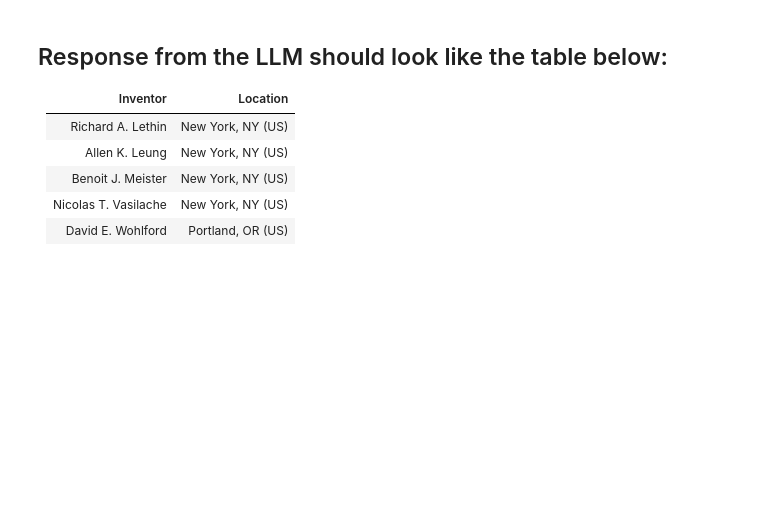
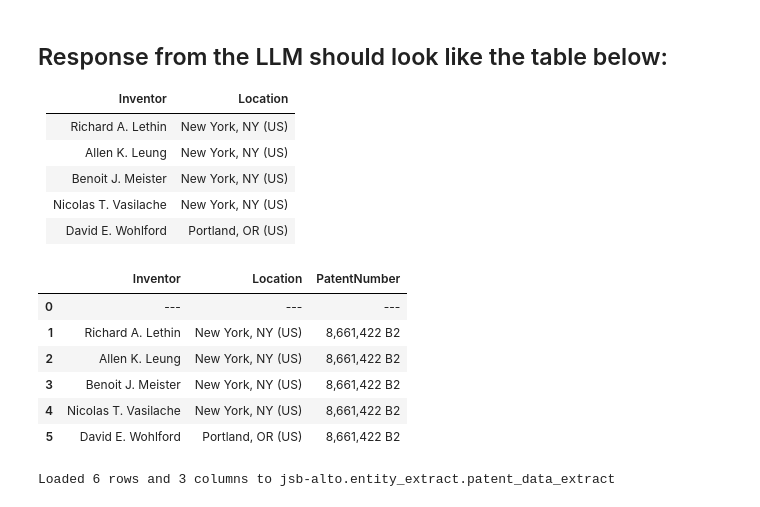
Before and after one commit to jasmeetsb/Google_Generative_AI_Samples, a Jupyter notebook: Vertex_GenAI_Entity_Extraction.ipynb, the cells around one changed output. Drawn from its saved outputs; the diff is of its cells as text; code cells hidden in the pictures; blank space fills up the shorter version.

```diff
--- a/Vertex_GenAI_Entity_Extraction.ipynb
+++ b/Vertex_GenAI_Entity_Extraction.ipynb
@@ -179,7 +183,7 @@ def predict_large_language_model_sample(
 # %% [markdown]
 ### Enter the prompt to be used for entity etxraction from the document
 # %%
-prompt_suffix = '''What is the name of the inventor(s) and their respective locations. Provide answer in form of a table with first column providing Inventor's name and second column providing their location?'''
+prompt_suffix = '''What is the name of the inventor(s) and their respective locations. Provide answer in form of a table with first column providing Inventor's name, second column providing their location and third column providing Patent Number??'''
 # %% [markdown]
 ### Combine the OCR output and the prompt/question above to create full input text to be fet to the model
 # %%
@@ -239,3 +251,71 @@ print(llm_output)
 | Benoit J. Meister | New York, NY (US) |
 | Nicolas T. Vasilache | New York, NY (US) |
 | David E. Wohlford | Portland, OR (US) |
+# %%
+import io
+
+output = pd.read_csv(io.StringIO(llm_output), sep='|')
+# %%
+output = output.dropna(axis=1, how='all')
+output = output.dropna(axis=0, how='all')
+# remove special character
+output.columns = output.columns.str.replace(' ', '')
+# %%
+output
+# %% [output]
+|  | Inventor | Location | PatentNumber |
+| 0 | --- | --- | --- |
+| 1 | Richard A. Lethin | New York, NY (US) | 8,661,422 B2 |
+| 2 | Allen K. Leung | New York, NY (US) | 8,661,422 B2 |
+| 3 | Benoit J. Meister | New York, NY (US) | 8,661,422 B2 |
+| 4 | Nicolas T. Vasilache | New York, NY (US) | 8,661,422 B2 |
+| 5 | David E. Wohlford | Portland, OR (US) | 8,661,422 B2 |
+# %%
+import datetime
+
+from google.cloud import bigquery
+import pandas
+import pytz
+
+# Construct a BigQuery client object.
+client = bigquery.Client()
+
+# TODO(developer): Set table_id to the ID of the table to create.
+table_id = "jsb-alto.entity_extract.patent_data_extract"
+
+
+dataframe = output
+
+
+job_config = bigquery.LoadJobConfig(
+    # Specify a (partial) schema. All columns are always written to the
+    # table. The schema is used to assist in data type definitions.
+    schema=[
+        # Specify the type of columns whose type cannot be auto-detected. For
+        # example the "title" column uses pandas dtype "object", so its
+        # data type is ambiguous.
+        bigquery.SchemaField("Inventor", bigquery.enums.SqlTypeNames.STRING),
+        # Indexes are written if included in the schema by name.
+        bigquery.SchemaField("Location", bigquery.enums.SqlTypeNames.STRING),
+        # Indexes are written if included in the schema by name.
+        bigquery.SchemaField("PatentNumber", bigquery.enums.SqlTypeNames.STRING),
+    ],
+    # Optionally, set the write disposition. BigQuery appends loaded rows
+    # to an existing table by default, but with WRITE_TRUNCATE write
+    # disposition it replaces the table with the loaded data.
+    write_disposition="WRITE_TRUNCATE",
+)
+
+job = client.load_table_from_dataframe(
+    dataframe, table_id, job_config=job_config
+)  # Make an API request.
+job.result()  # Wait for the job to complete.
+
+table = client.get_table(table_id)  # Make an API request.
+print(
+    "Loaded {} rows and {} columns to {}".format(
+        table.num_rows, len(table.schema), table_id
+    )
+)
+# %% [output]
+Loaded 6 rows and 3 columns to jsb-alto.entity_extract.patent_data_extract
```
Also changed, not shown: parts of 7 cells of this notebook.
